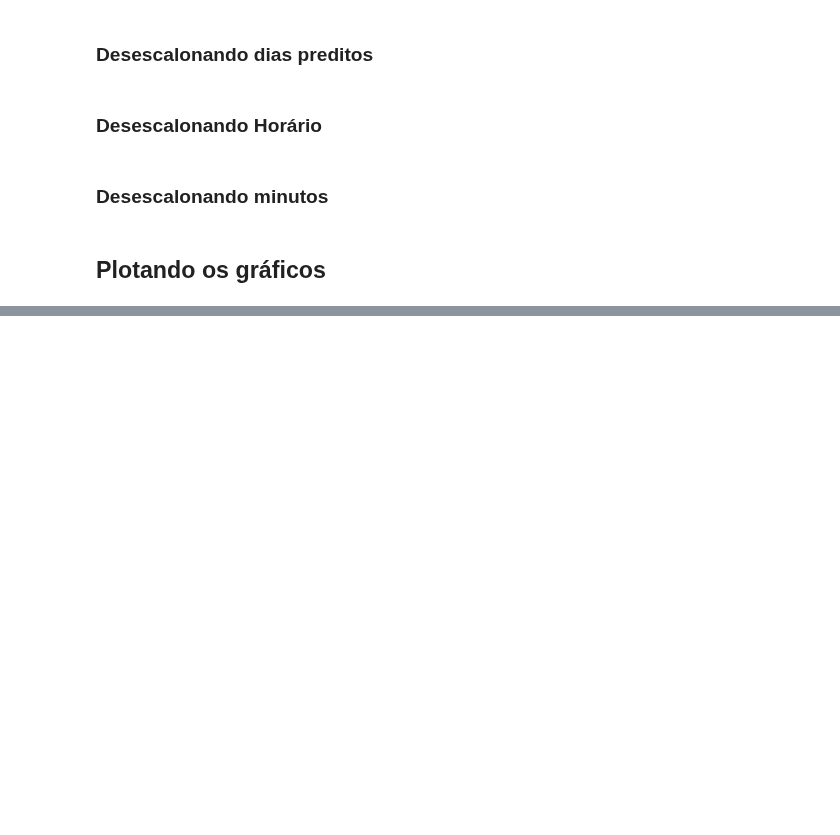
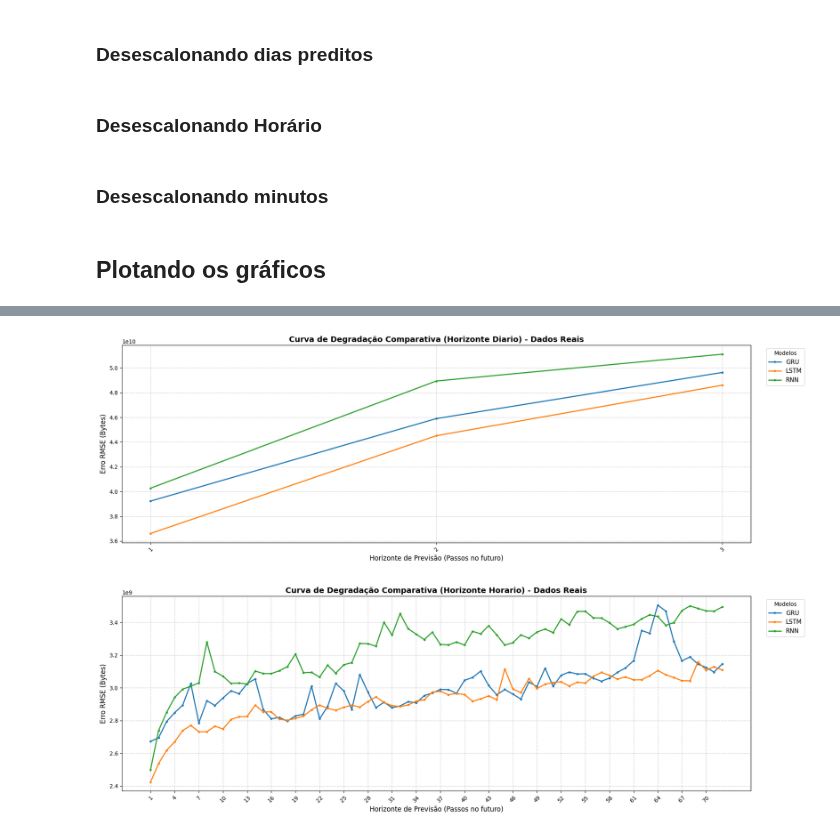
Before and after one commit to LarcesUece/GRANULARITY-PREDICTION, a Jupyter notebook: src/notebooks/avaliacao de modelos.ipynb, the cells around one changed output, grey strips where cells are left out. Drawn from its saved outputs; the diff is of its cells as text; code cells hidden in the pictures; blank space fills up the shorter version.

Commit message:
graficos 14-3 plotados

```diff
--- a/src/notebooks/avaliacao de modelos.ipynb
+++ b/src/notebooks/avaliacao de modelos.ipynb
@@ -223,0 +170,6 @@ RNN
+# %%
+real = {
+    "Diario": y_test_d[:,:-1],
+    "Horario": y_test_h[:,:-1],
+    "10minutos": y_test_m[:,:-1]
+}
@@ -224,3 +188,7 @@ RNN
+# %%
+for model in model_keys:
+    predicoes_sem_escaler[model] = {}
+    real_sem_escaler[model] = {}
 # %% [markdown]
 ### Desescalonando dias preditos
 # %%
@@ -275,7 +274,7 @@ for model in model_keys:
         indices_filtrados = indices_inst
 
         if len(indices_filtrados) > 0:
-            scaler = scalers_hour[str(int(i))]
+            scaler = scalers_hour[int(i)]
 
             # Puxa os dados da matriz original usando os índices já filtrados
             dados_inst_filtrado = preds_originais[indices_filtrados]
@@ -310,7 +309,7 @@ for model in model_keys:
 # %%
 import numpy as np
 scalers_10min = joblib.load('../scalers/scalers_10min.joblib')
-ids_instituicoes = X_test_10m[:, 0]
+ids_instituicoes = X_test_m[:, 0]
 instituicoes_unicas = np.unique(ids_instituicoes)
 
 for model in model_keys:
@@ -331,7 +330,7 @@ for model in model_keys:
         indices_filtrados = indices_inst
 
         if len(indices_filtrados) > 0:
-            scaler = scalers_10min[str(int(i))]
+            scaler = scalers_10min[int(i)]
 
             # Puxa os dados da matriz original usando os índices já filtrados
             dados_inst_filtrado = preds_originais[indices_filtrados]
@@ -476,0 +449,64 @@ plt.show()
+# %%
+import matplotlib.pyplot as plt
+from sklearn.metrics import mean_squared_error
+import numpy as np
+
+# Vamos plotar a degradação para Horário e 10minutos (Diário tem só 1 passo, não forma curva)
+granularidades_para_plotar = ["Diario","Horario", "10minutos"]
+
+for gran in granularidades_para_plotar:
+    # Ignora caso não tenha calculado essa granularidade ainda
+    if gran not in real_sem_escaler:
+        continue
+
+    # 1. Cria a figura para a granularidade atual
+    plt.figure(figsize=(18, 6))
+
+    # Guarda o número de passos para configurar o eixo X no final
+    num_passos_max = 0
+
+    # 2. Loop para cada modelo: calcula os erros e adiciona a linha
+    for modelo in model_keys:
+        erros_por_horizonte = []
+
+        # Pega a quantidade real de passos (colunas) direto da matriz
+        num_passos = real_sem_escaler[gran].shape[1]
+        num_passos_max = max(num_passos_max, num_passos)
+
+        for t in range(num_passos):
+            real_coluna = real_sem_escaler[gran][:, t]
+            pred_coluna = predicoes_sem_escaler[modelo][gran][:, t]
+
+            # Calcula o RMSE dessa hora/passo específico
+            rmse_atual = np.sqrt(mean_squared_error(real_coluna, pred_coluna))
+            erros_por_horizonte.append(rmse_atual)
+
+        # O eixo X vai de 1 até o número real de passos
+        eixo_x = range(1, num_passos + 1)
+
+        # Plota a linha deste modelo (o label garante que o nome vá para a legenda)
+        plt.plot(eixo_x, erros_por_horizonte, marker='.', linewidth=2, label=modelo)
+
+    # 3. Estilização do gráfico unificado
+    plt.title(f'Curva de Degradação Comparativa (Horizonte {gran}) - Dados Reais', fontsize=14, fontweight='bold')
+    plt.xlabel('Horizonte de Previsão (Passos no futuro)', fontsize=12)
+    plt.ylabel('Erro RMSE (Bytes)', fontsize=12)
+
+    # Configura o eixo X para mostrar os passos (com saltos se for muito grande)
+    if num_passos_max > 30:
+        saltos = num_passos_max // 20
+        plt.xticks(range(1, num_passos_max + 1, saltos), rotation=45)
+    else:
+        plt.xticks(range(1, num_passos_max + 1), rotation=45)
+
+    plt.grid(True, linestyle='--', alpha=0.6)
+
+    # Coloca a legenda fora do gráfico para não cobrir as linhas de predição
+    plt.legend(title='Modelos', fontsize=11, loc='upper left', bbox_to_anchor=(1.02, 1))
+
+    # Tira o espaço branco inútil
+    plt.tight_layout()
+    plt.show()
+# %% [output]
+[figure, added]
+[figure, added]
```
Also changed, not shown: parts of 14 cells of this notebook, 15 other files.
